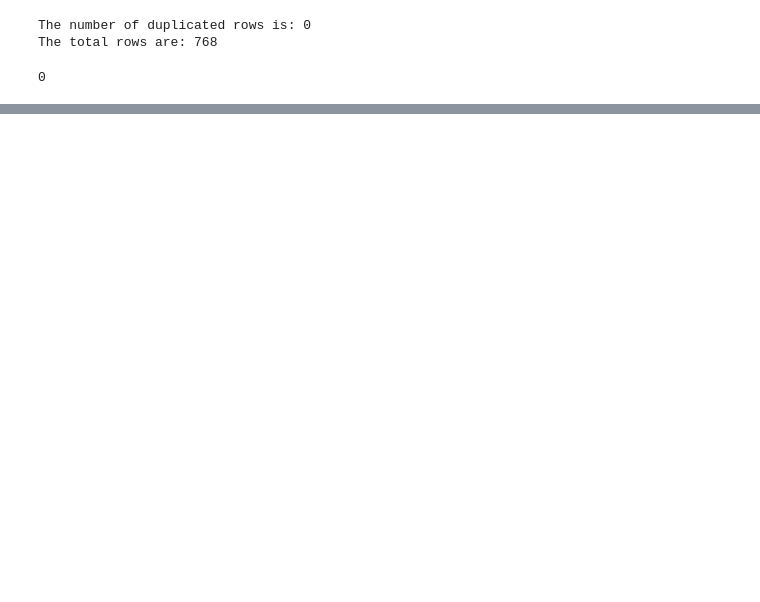
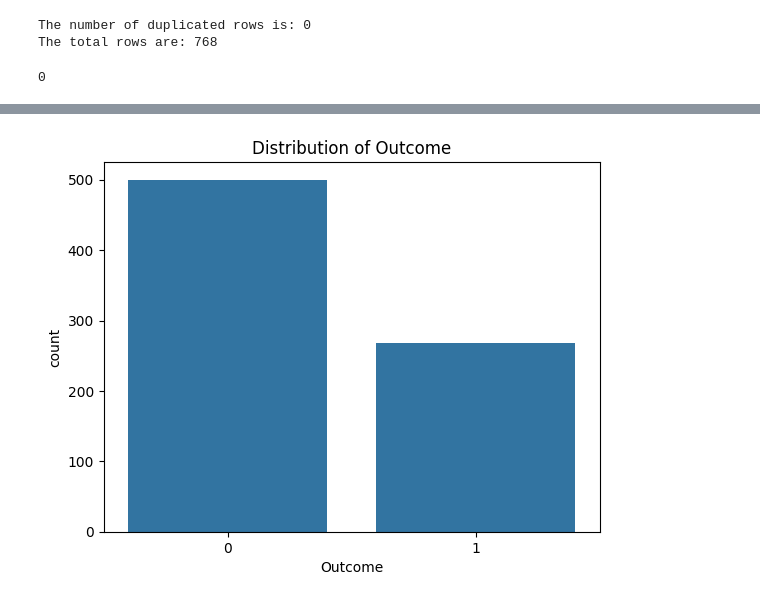
Before and after one commit to BissiriD/diabetes_PIMA_project, a Jupyter notebook: main.ipynb, the cells around one changed output, grey strips where cells are left out. Drawn from its saved outputs; the diff is of its cells as text; code cells hidden in the pictures; blank space fills up the shorter version.

```diff
--- a/main.ipynb
+++ b/main.ipynb
@@ -31,0 +62,7 @@ print(check_for_NaNs.sum())
+# %%
+#Analyize target variable
+sns.countplot(x='Outcome', data=df)
+plt.title("Distribution of Outcome")
+plt.show()
+# %% [output]
+[figure, added]
```
Also changed, not shown: parts of 11 cells of this notebook.
